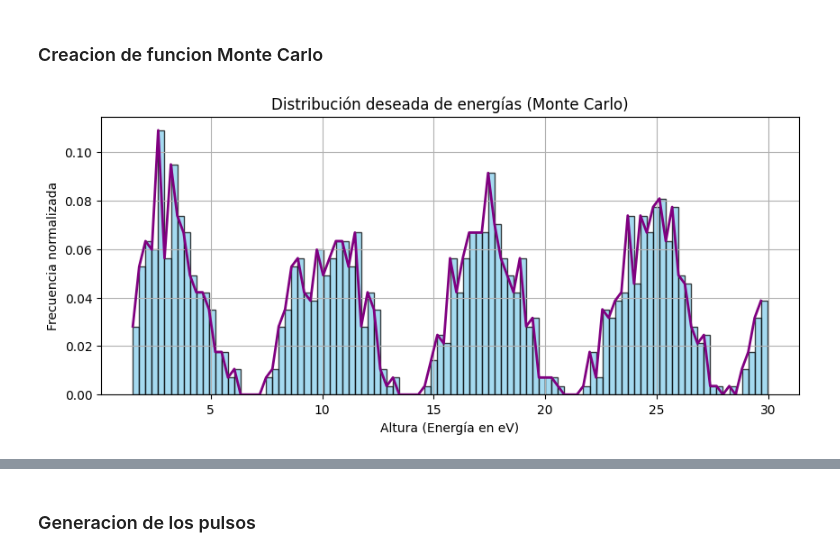
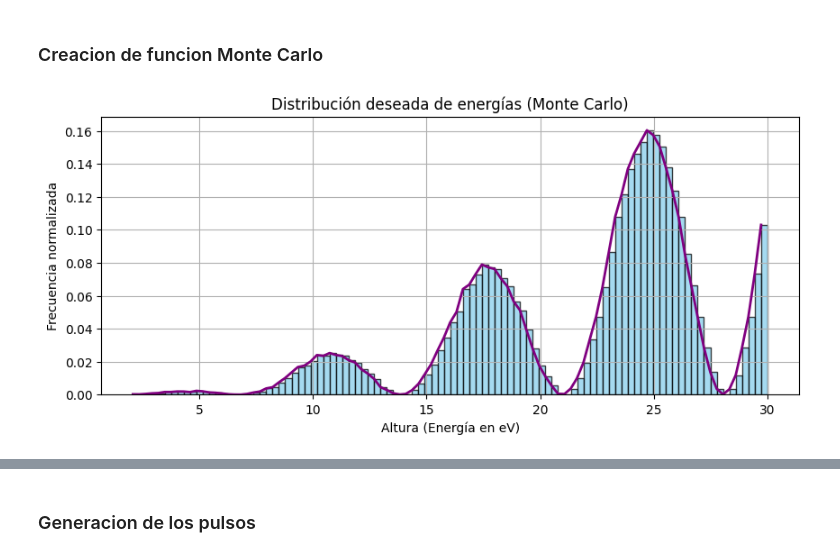
Before and after one commit to fabioc9675/TrapezoidalShaper_Prj, a Jupyter notebook: Notebooks/distributionEvent.ipynb, the cells around one changed output, grey strips where cells are left out. Drawn from its saved outputs; the diff is of its cells as text; code cells hidden in the pictures.

Commit message:
Optimization in the generation of distributions

```diff
--- a/Notebooks/distributionEvent.ipynb
+++ b/Notebooks/distributionEvent.ipynb
@@ -36,7 +36,7 @@ plt.show()
 ### Simulacion de los pulsos
 # %%
 # Parámetros de la simulación
-num_pulsos = 1000  # Número total de pulsos
+num_pulsos = 100000  # Número total de pulsos
 tiempo = np.linspace(0, 1, 500)  # Eje de tiempo para cada pulso
 
 # Definir parámetros de las distribuciones
@@ -135,24 +174,64 @@ def monte_carlo_senoidal_pdf(num_samples, amplitude=1, frequency=4, min_value=1.
             samples.append(proposed_sample)
 
     return np.array(samples)
+
+def monte_carlo_senoidal_pdf_optimized(num_samples, amplitude=1, frequency=4, min_value=1.5, max_value=30):
+    """
+    Genera muestras a partir de una función de probabilidad senoidal utilizando muestreo eficiente.
+
+    Utiliza el muestreo inverso basado en la función de distribución acumulada (CDF).
+
+    Parameters:
+    - num_samples: número de muestras a generar.
+    - amplitude: amplitud de la onda senoidal.
+    - frequency: frecuencia de la onda senoidal.
+    - min_value: valor mínimo de energía.
+    - max_value: valor máximo de energía.
+
+    Returns:
+    - distribucion: muestras generadas a partir de la función senoidal.
+    """
+    # Generar la función senoidal normalizada
+    x = np.linspace(0, 2 * np.pi, num_samples)
+    pdf_senoidal = np.abs(np.sin(frequency * x) + 1) * x**2  # Usar valor absoluto para que sea positiva
+
+    # Normalizar la PDF para que su área sea 1 (función de densidad de probabilidad válida)
+    pdf_senoidal /= np.sum(pdf_senoidal)
+
+    # Calcular la CDF (integración acumulativa)
+    cdf_senoidal = np.cumsum(pdf_senoidal)
+    cdf_senoidal /= cdf_senoidal[-1]  # Normalizar la CDF para que termine en 1
+
+    # Generar muestras aleatorias en el intervalo [0, 1] para la CDF
+    uniform_samples = np.random.uniform(0, 1, num_samples)
+
+    # Encontrar los índices en la CDF correspondientes a las muestras uniformemente distribuidas
+    indices = np.searchsorted(cdf_senoidal, uniform_samples)
+
+    # Mapear los índices a las energías
+    energy_values = np.linspace(min_value, max_value, num_samples)
+    samples = energy_values[indices]
+
+    return samples
 # %%
 # Generar alturas usando Monte Carlo
 # alturas = monte_carlo_sample(num_pulsos)
-alturas = monte_carlo_senoidal_pdf(num_pulsos)
+# alturas = monte_carlo_senoidal_pdf(num_pulsos)
+alturas = monte_carlo_senoidal_pdf_optimized(num_pulsos)
 
 # Visualizar la distribución deseada (bimodal con Poisson y Gaussiana) en línea continua
 plt.figure(figsize=(10, 4))
 # Generar un histograma de la distribución sin bins y graficarlo como una línea continua
 count, bins, ignored = plt.hist(alturas, bins=100, alpha=0.75, edgecolor='black', color='skyblue', density=True)
 # Graficar la distribución de la altura de los pulsos como una línea
 plt.plot(bins[:-1], count, color='purple', lw=2)
 plt.xlabel('Altura (Energía en eV)')
 plt.ylabel('Frecuencia normalizada')
 plt.title('Distribución deseada de energías (Monte Carlo)')
 plt.grid()
 plt.show()
 # %% [output]
-[figure, old version]
+[figure, new version]
 # %%
 # Visualizar la distribución deseada (bimodal con Poisson y Gaussiana) en línea continua
 plt.figure(figsize=(10, 6))
```
Also changed, not shown: parts of 5 cells of this notebook.
